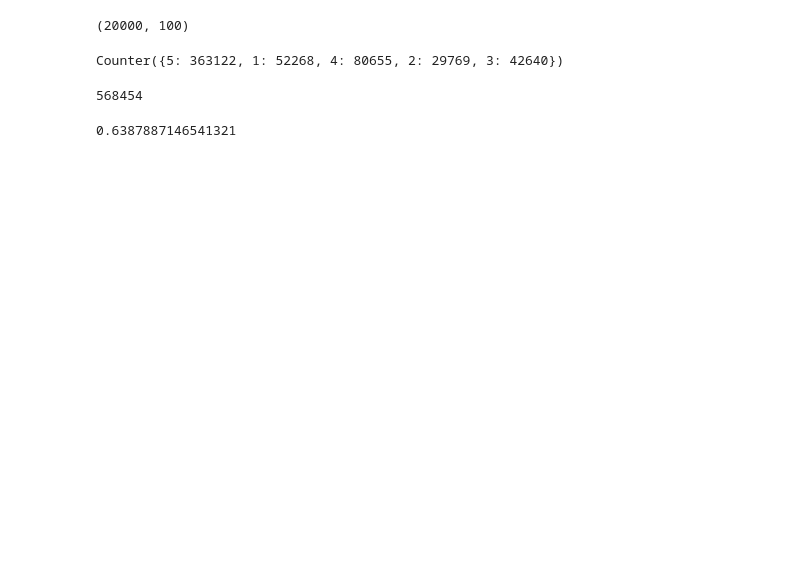
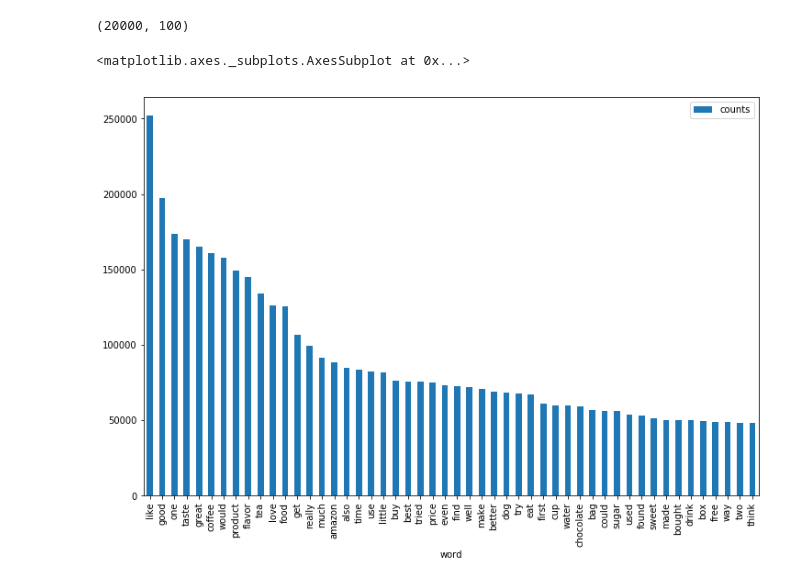
Before and after one commit to jakeret/finefood, a Jupyter notebook: preprocessing.ipynb, the cells around one changed output. Saved outputs shown, nothing was run; the diff lists cells and outputs as text; code cells hidden in the pictures; blank space fills up the shorter version.

```diff
--- a/preprocessing.ipynb
+++ b/preprocessing.ipynb
@@ -141,12 +170,8 @@ from collections import Counter
-# %%
-Counter(df.Score.values)
-# %% [output]
-Counter({5: 363122, 1: 52268, 4: 80655, 2: 29769, 3: 42640})
-# %%
-df.Score.count()
-# %% [output]
-568454
-# %%
-363122/568454
-# %% [output]
-0.6387887146541321
+# %%
+sorted_word_counts = pd.DataFrame(sorted(tokenizer.word_counts.items(), key=lambda e: e[1], reverse=True), columns=["word", "counts"]).set_index("word")
+sorted_word_counts = sorted_word_counts[sorted_word_counts["counts"]!=1]
+# %%
+sorted_word_counts.iloc[:50].plot(kind="bar", figsize=(12,8))
+# %% [output]
+<matplotlib.axes._subplots.AxesSubplot at 0x...>
+[figure, added]
```
Also changed, not shown: parts of 23 cells of this notebook, 1 other file.
